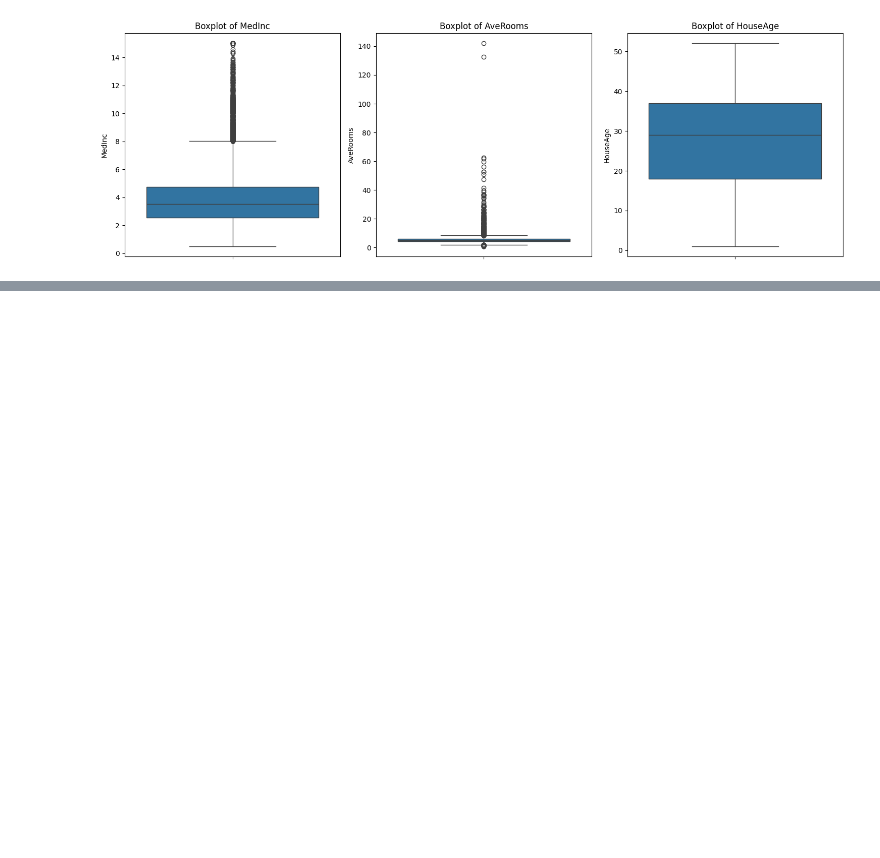
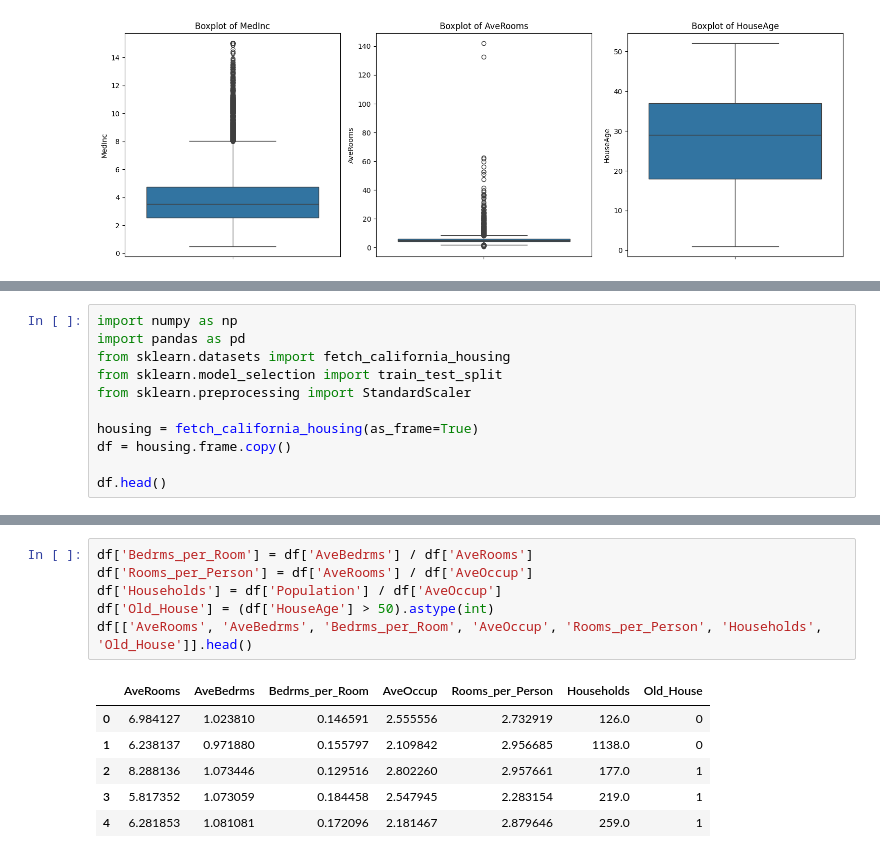
Before and after one commit to NavidAhmadiii/california-house-price-prediction, a Jupyter notebook: house_prediction.ipynb, the cells around one changed output, grey strips where cells are left out. Drawn from its saved outputs; the diff is of its cells as text; blank space fills up the shorter version.

Commit message:
Add feature engineering and preprocessing

```diff
--- a/house_prediction.ipynb
+++ b/house_prediction.ipynb
@@ -108,0 +111,11 @@ plt.show()
+# %%
+import numpy as np
+import pandas as pd
+from sklearn.datasets import fetch_california_housing
+from sklearn.model_selection import train_test_split
+from sklearn.preprocessing import StandardScaler
+
+housing = fetch_california_housing(as_frame=True)
+df = housing.frame.copy()
+
+df.head()
@@ -108,0 +129,13 @@ plt.show()
+# %%
+df['Bedrms_per_Room'] = df['AveBedrms'] / df['AveRooms']
+df['Rooms_per_Person'] = df['AveRooms'] / df['AveOccup']
+df['Households'] = df['Population'] / df['AveOccup']
+df['Old_House'] = (df['HouseAge'] > 50).astype(int)
+df[['AveRooms', 'AveBedrms', 'Bedrms_per_Room', 'AveOccup', 'Rooms_per_Person', 'Households', 'Old_House']].head()
+# %% [output]
+|  | AveRooms | AveBedrms | Bedrms_per_Room | AveOccup | Rooms_per_Person | Households | Old_House |
+| 0 | 6.984127 | 1.023810 | 0.146591 | 2.555556 | 2.732919 | 126.0 | 0 |
+| 1 | 6.238137 | 0.971880 | 0.155797 | 2.109842 | 2.956685 | 1138.0 | 0 |
+| 2 | 8.288136 | 1.073446 | 0.129516 | 2.802260 | 2.957661 | 177.0 | 1 |
+| 3 | 5.817352 | 1.073059 | 0.184458 | 2.547945 | 2.283154 | 219.0 | 1 |
+| 4 | 6.281853 | 1.081081 | 0.172096 | 2.181467 | 2.879646 | 259.0 | 1 |
```
Also changed, not shown: parts of 6 cells of this notebook.
